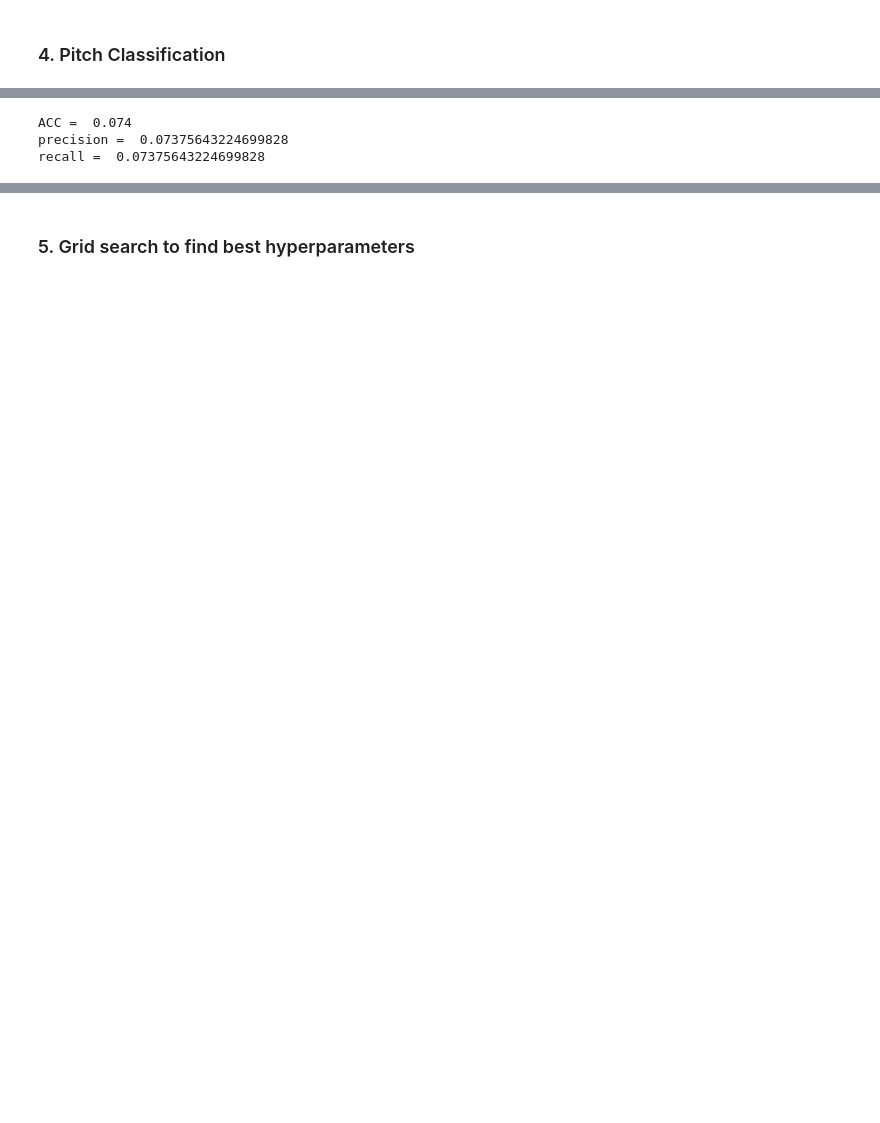
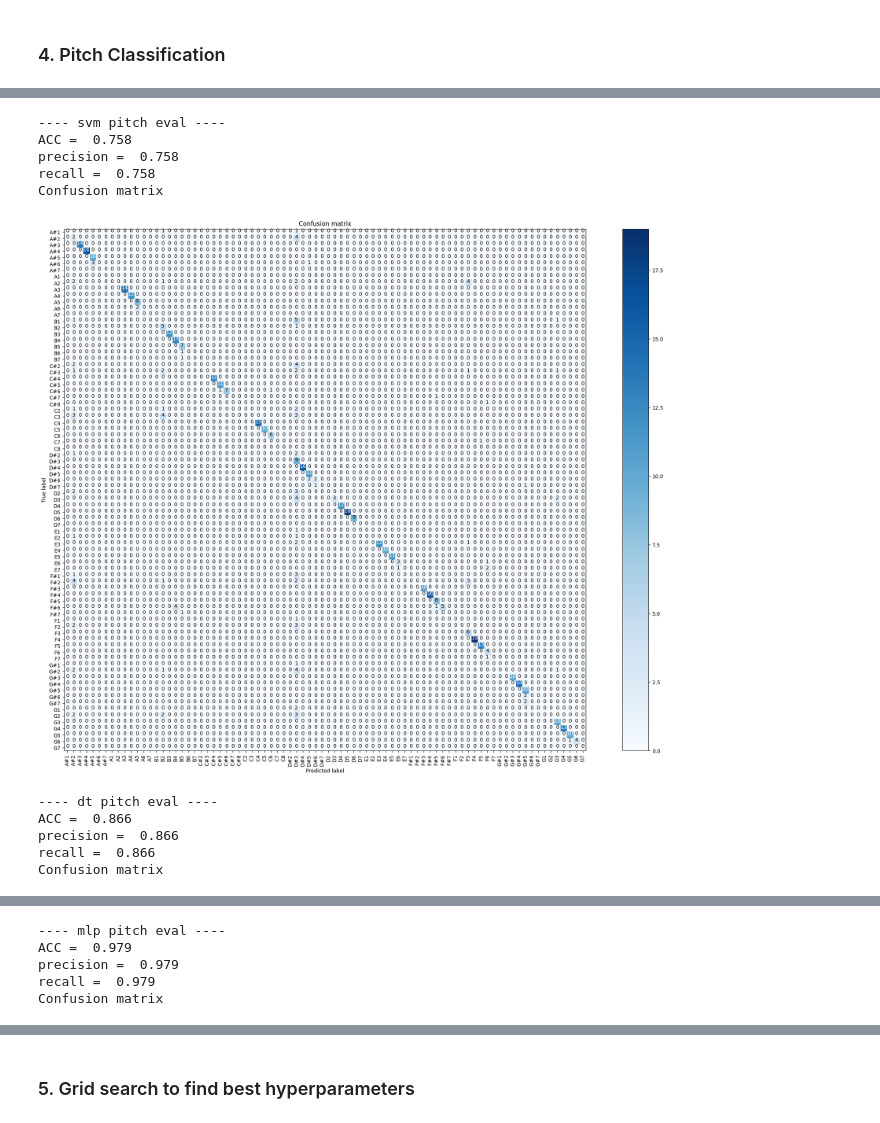
Before and after one commit to HankLiuCode/MIR_HW2, a Jupyter notebook: HW2_111065532.ipynb, the cells around one changed output, grey strips where cells are left out. Cells and saved outputs as stored; diff of their text form; code cells hidden in the pictures; blank space fills up the shorter version.

```diff
--- a/HW2_111065532.ipynb
+++ b/HW2_111065532.ipynb
@@ -76,7 +76,7 @@ for track_id in tinysol_dataset.track_ids:
   #track.play_audio()
 
   # TODO:  IMPLEMENT FEATURE EXTRACTION
-  mfcc = librosa.feature.mfcc(y=audio, sr=sr)
+  mfcc = librosa.feature.mfcc(y=audio, sr=sr, n_mfcc=200)
   feat = np.average(mfcc, axis=1)
   # Append the MFCC features and labels to the lists
   mfccs_list.append(feat)
@@ -278,6 +276,10 @@ print(pitch_classes)
 # %%
 # Create a model for Pitch Classification
 svm_pitch = SVC()
+dt_pitch = DecisionTreeClassifier()
+mlp_pitch = MLPClassifier()
+
+
 # Perform K-fold cross-validation
 kfold = KFold(n_splits=6)
 for train_index, val_index in kfold.split(X_train):
@@ -287,13 +289,26 @@ for train_index, val_index in kfold.split(X_train):
 
   # TODO: Train your model using the train subset
   svm_pitch.fit(X_train_kfold, y_train_kfold_pitch)
+  dt_pitch.fit(X_train_kfold, y_train_kfold_pitch)
+  mlp_pitch.fit(X_train_kfold, y_train_kfold_pitch)
 
   # TODO:　Evaluate your model  using the validation subset
-  score = accuracy_score(y_val_kfold_pitch, svm_pitch.predict(X_val_kfold))
-  print("Validation score:", score)
+  svm_score = accuracy_score(y_val_kfold_pitch, svm_pitch.predict(X_val_kfold))
+  dt_score = accuracy_score(y_val_kfold_pitch, dt_pitch.predict(X_val_kfold))
+  mlp_score = accuracy_score(y_val_kfold_pitch, mlp_pitch.predict(X_val_kfold))
+
+  print("--------------")
+  print("svm val score:", svm_score)
+  print("dt val score:", dt_score)
+  print("mlp val score:", mlp_score)
 
 # TODO: Evaluate the model on the instrument label using the test set
+svm_score = accuracy_score(y_test_pitch, svm_pitch.predict(X_test))
+dt_score = accuracy_score(y_test_pitch, dt_pitch.predict(X_test))
+mlp_score = accuracy_score(y_test_pitch, mlp_pitch.predict(X_test))
 
-test_score = accuracy_score(y_test_pitch, model.predict(X_test))
-print("Test score:", test_score)
+print("-----------------")
+print("svm test score:", svm_score)
+print("dt test score:", dt_score)
+print("mlp test sccore", mlp_score)
 # %% [output]
@@ -316,17 +332,27 @@ recall =  0.074
-# %%
-y_pred_pitch = svm_pitch.predict(X_test)
-
-le = preprocessing.LabelEncoder()
-le.fit(y_pred_pitch)
-
-accuracy = accuracy_score(y_test_pitch, y_pred_pitch)
-recall = recall_score(y_test_pitch, y_pred_pitch, average='micro') #can try other ave method
-precision = precision_score(y_test_pitch, y_pred_pitch, average='micro')
-
-print('ACC = ',  round(accuracy,3))
-print('precision = ', precision)
-print('recall = ', recall)
-# %% [output]
-ACC =  0.074
-precision =  0.07375643224699828
-recall =  0.07375643224699828
+# %%
+print("---- svm pitch eval ----")
+predicts = svm_pitch.predict(X_test)
+print_evaluation(y_test_pitch, predicts)
+plot_confusion_matrix(confusion_matrix(y_test_pitch, predicts, labels=pitch_classes) ,pitch_classes, size="large")
+
+print("---- dt pitch eval ----")
+predicts = dt_pitch.predict(X_test)
+print_evaluation(y_test_pitch, predicts)
+plot_confusion_matrix(confusion_matrix(y_test_pitch, predicts, labels=pitch_classes) , pitch_classes,  size="large")
+
+print("---- mlp pitch eval ----")
+predicts = mlp_pitch.predict(X_test)
+print_evaluation(y_test_pitch, predicts)
+plot_confusion_matrix(confusion_matrix(y_test_pitch, predicts, labels=pitch_classes) , pitch_classes,  size="large")
+# %% [output]
+---- svm pitch eval ----
+ACC =  0.758
+precision =  0.758
+recall =  0.758
+Confusion matrix
+[figure, added]
+---- dt pitch eval ----
+ACC =  0.866
+precision =  0.866
+recall =  0.866
+Confusion matrix
@@ -332,0 +360,5 @@ recall =  0.07375643224699828
+---- mlp pitch eval ----
+ACC =  0.979
+precision =  0.979
+recall =  0.979
+Confusion matrix
```
Also changed, not shown: parts of 15 cells of this notebook.
